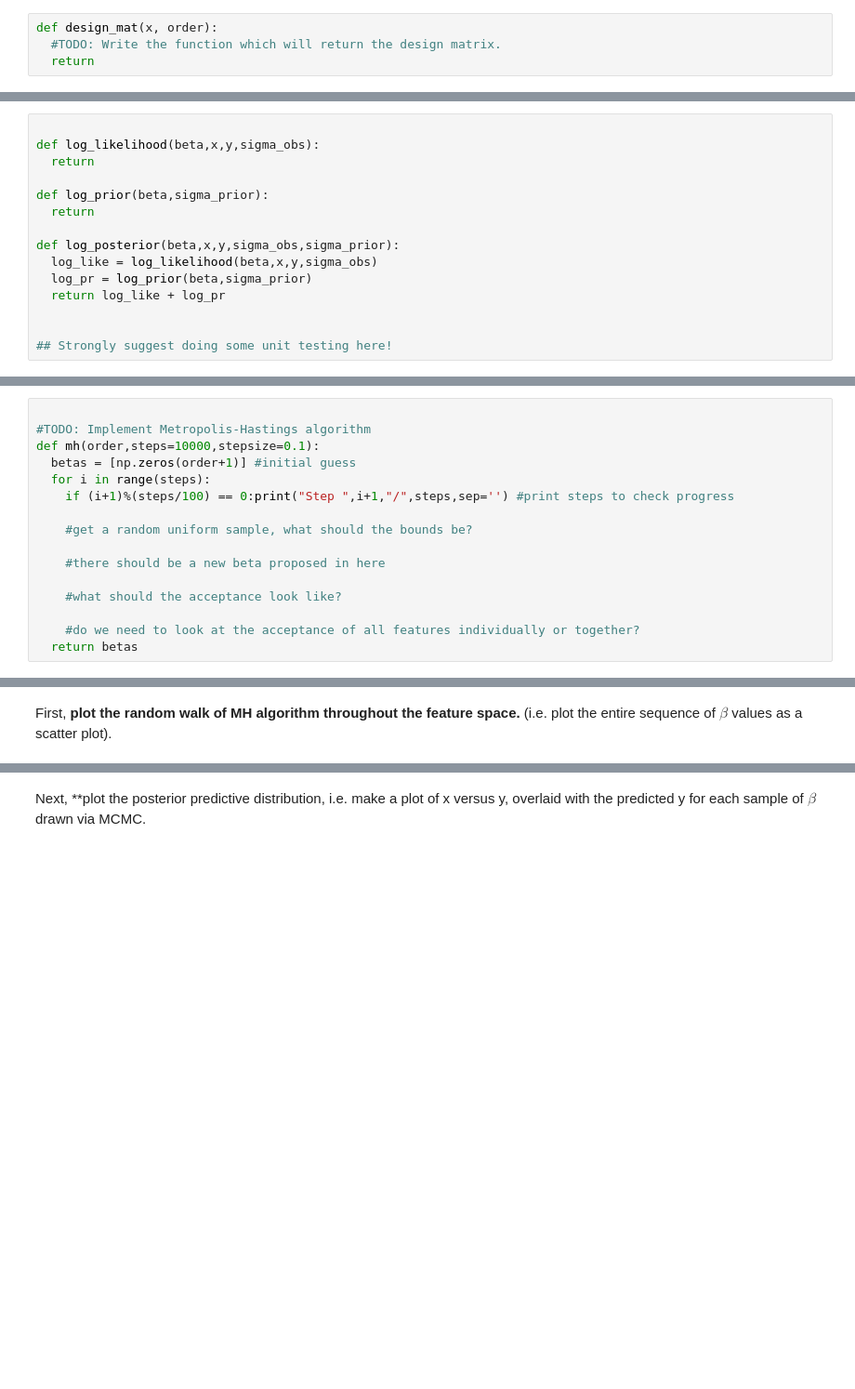
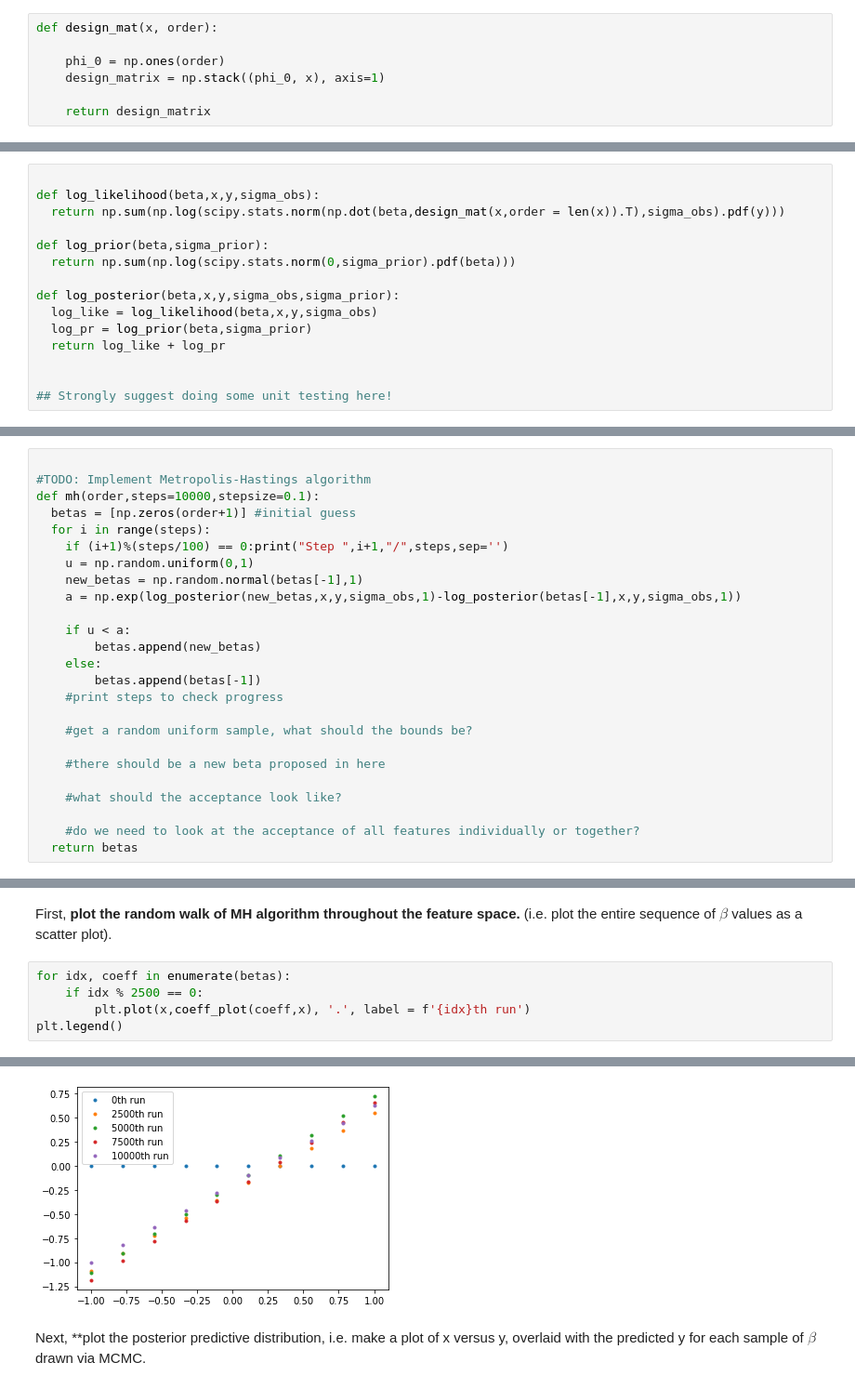
Before and after one commit to UMT-CSCI-591-Deep-Learning-2022/Week_14_MCMC, a Jupyter notebook: BayesianLinearRegression.ipynb, the cells around one changed output, grey strips where cells are left out. Shown: that part at 93% size. Cells and saved outputs as stored; diff of their text form; blank space fills up the shorter version.

```diff
--- a/BayesianLinearRegression.ipynb
+++ b/BayesianLinearRegression.ipynb
@@ -104,7 +109,10 @@ $$
 $$
 
 Therefore, $Y = 𝜱𝜷$ in the case of multiple data points.  It is left to the student to write the function $\tt{design\_mat}$, which is intended to return a design matrix.  As well, the return function for the likelihood is left empty.  This needs to return the likelihood of $Y$ given $𝜷$ and $X$.  As a hint, it's useful to consult both the other functions compelted below as well as other online sources.  [This](https://alpopkes.com/posts/machine_learning/bayesian_linear_regression/) page, [this](https://letianzj.github.io/mcmc-linear-regression.html) page, and [this](https://letianzj.github.io/bayesian-linear-regression.html) page are recommended.  (Note: the design matrix is sometimes referred to as a Vandermond matrix; check out the numpy function vander).
-# %%
-def design_mat(x, order):
-  #TODO: Write the function which will return the design matrix.
-  return
+# %%
+def design_mat(x, order):
+
+    phi_0 = np.ones(order)
+    design_matrix = np.stack((phi_0, x), axis=1)
+
+    return design_matrix
@@ -129,10 +150,10 @@ Next, implement functions that accept $X$, $Y$, and $\beta$ and evaluate the log
 # %%
 
 def log_likelihood(beta,x,y,sigma_obs):
-  return
+  return np.sum(np.log(scipy.stats.norm(np.dot(beta,design_mat(x,order = len(x)).T),sigma_obs).pdf(y)))
 
 def log_prior(beta,sigma_prior):
-  return
+  return np.sum(np.log(scipy.stats.norm(0,sigma_prior).pdf(beta)))
 
 def log_posterior(beta,x,y,sigma_obs,sigma_prior):
   log_like = log_likelihood(beta,x,y,sigma_obs)
@@ -153,7 +180,16 @@ With the Bayesian definitions above it's now time to define our algorithms.  The
 def mh(order,steps=10000,stepsize=0.1):
   betas = [np.zeros(order+1)] #initial guess
   for i in range(steps):
-    if (i+1)%(steps/100) == 0:print("Step ",i+1,"/",steps,sep='') #print steps to check progress
+    if (i+1)%(steps/100) == 0:print("Step ",i+1,"/",steps,sep='')
+    u = np.random.uniform(0,1)
+    new_betas = np.random.normal(betas[-1],1)
+    a = np.exp(log_posterior(new_betas,x,y,sigma_obs,1)-log_posterior(betas[-1],x,y,sigma_obs,1))
+
+    if u < a:
+        betas.append(new_betas)
+    else:
+        betas.append(betas[-1])
+    #print steps to check progress
 
     #get a random uniform sample, what should the bounds be?
 
@@ -188,3 +244,9 @@ def coeff_plot(coeffs,x):
   return return_val
 # %% [markdown]
 First, **plot the random walk of MH algorithm throughout the feature space.** (i.e. plot the entire sequence of $\beta$ values as a scatter plot).
+# %%
+for idx, coeff in enumerate(betas):
+    if idx % 2500 == 0:
+        plt.plot(x,coeff_plot(coeff,x), '.', label = f'{idx}th run')
+plt.legend()
+# %% [output]
@@ -191,3 +254,4 @@ First, **plot the random walk of MH algorithm throughout the feature space.** (i
+[figure, added]
 # %% [markdown]
 Next, **plot the posterior predictive distribution, i.e. make a plot of x versus y, overlaid with the predicted y for each sample of $\beta$ drawn via MCMC.
 # %%
```
Also changed, not shown: parts of 8 cells of this notebook.
